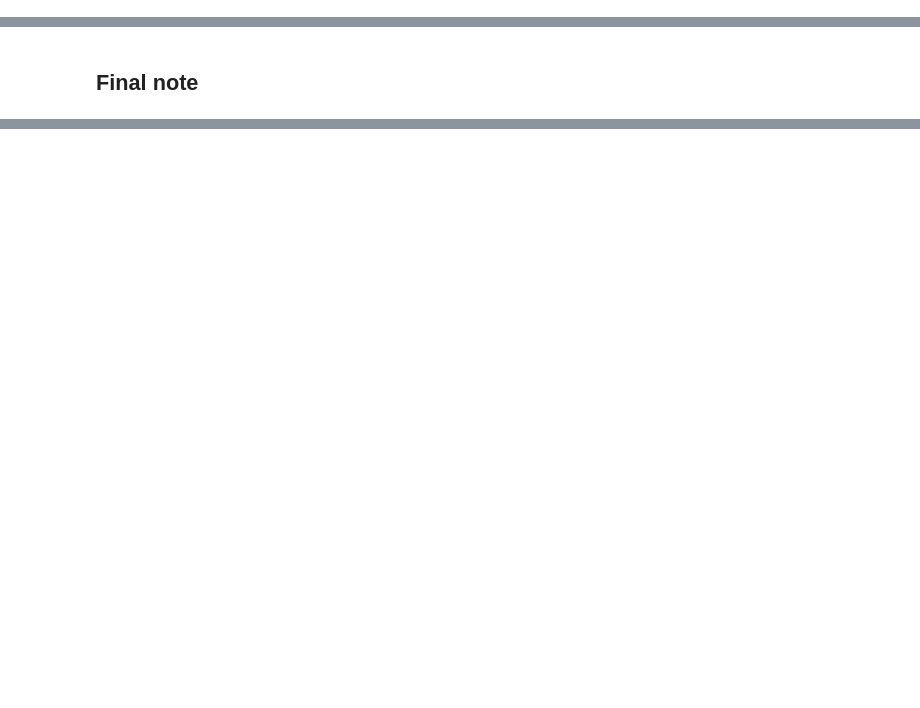
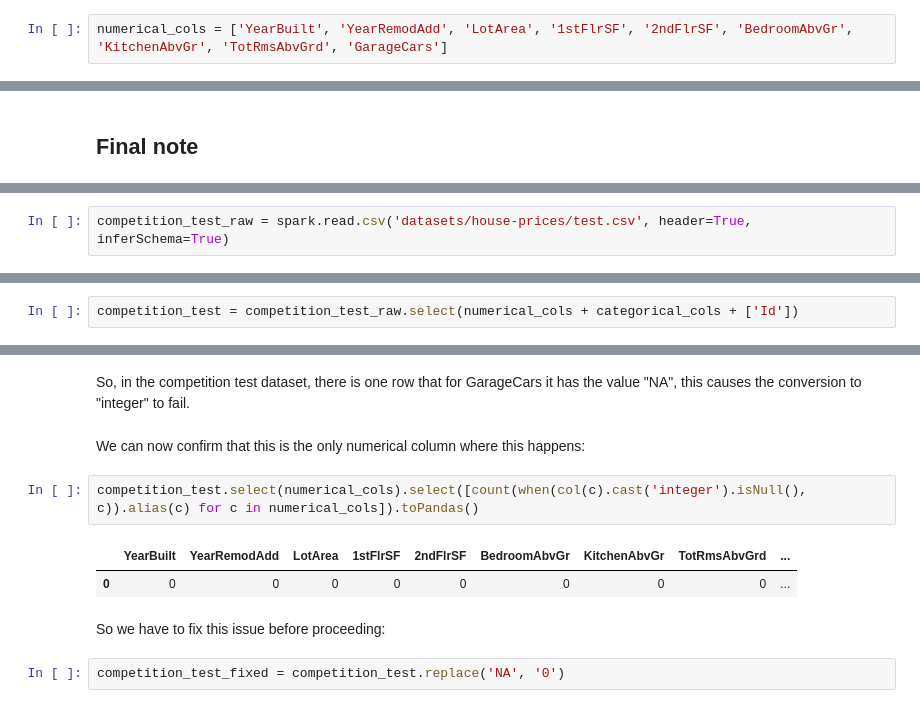
Before and after one commit to javicacheiro/pyspark_course, a Jupyter notebook: extended/exercises/Unit_9_house_prices.ipynb, the cells around one changed output, grey strips where cells are left out. Cells and saved outputs as stored; diff of their text form; blank space fills up the shorter version.

```diff
--- a/extended/exercises/Unit_9_house_prices.ipynb
+++ b/extended/exercises/Unit_9_house_prices.ipynb
@@ -171,3 +317,5 @@ sex_indexer = StringIndexer(inputCol='Sex', outputCol='Sex_feature')
 Now we have to assemble the selected features into a vector to use it with our model:
 # %%
 from pyspark.ml.feature import VectorAssembler
+# %%
+numerical_cols = ['YearBuilt', 'YearRemodAdd', 'LotArea', '1stFlrSF', '2ndFlrSF', 'BedroomAbvGr', 'KitchenAbvGr', 'TotRmsAbvGrd', 'GarageCars']
@@ -308,0 +432,2 @@ What are your results?
+# %%
+competition_test_raw = spark.read.csv('datasets/house-prices/test.csv', header=True, inferSchema=True)
@@ -308,0 +440,2 @@ What are your results?
+# %%
+competition_test = competition_test_raw.select(numerical_cols + categorical_cols + ['Id'])
@@ -308,0 +456,13 @@ What are your results?
+# %% [markdown]
+So, in the competition test dataset, there is one row that for GarageCars it has the value "NA", this causes the conversion to "integer" to fail.
+# %% [markdown]
+We can now confirm that this is the only numerical column where this happens:
+# %%
+competition_test.select(numerical_cols).select([count(when(col(c).cast('integer').isNull(), c)).alias(c) for c in numerical_cols]).toPandas()
+# %% [output]
+|  | YearBuilt | YearRemodAdd | LotArea | 1stFlrSF | 2ndFlrSF | BedroomAbvGr | KitchenAbvGr | TotRmsAbvGrd | ... |
+| 0 | 0 | 0 | 0 | 0 | 0 | 0 | 0 | 0 | ... |
+# %% [markdown]
+So we have to fix this issue before proceeding:
+# %%
+competition_test_fixed = competition_test.replace('NA', '0')
```
Also changed, not shown: parts of 91 cells of this notebook.
